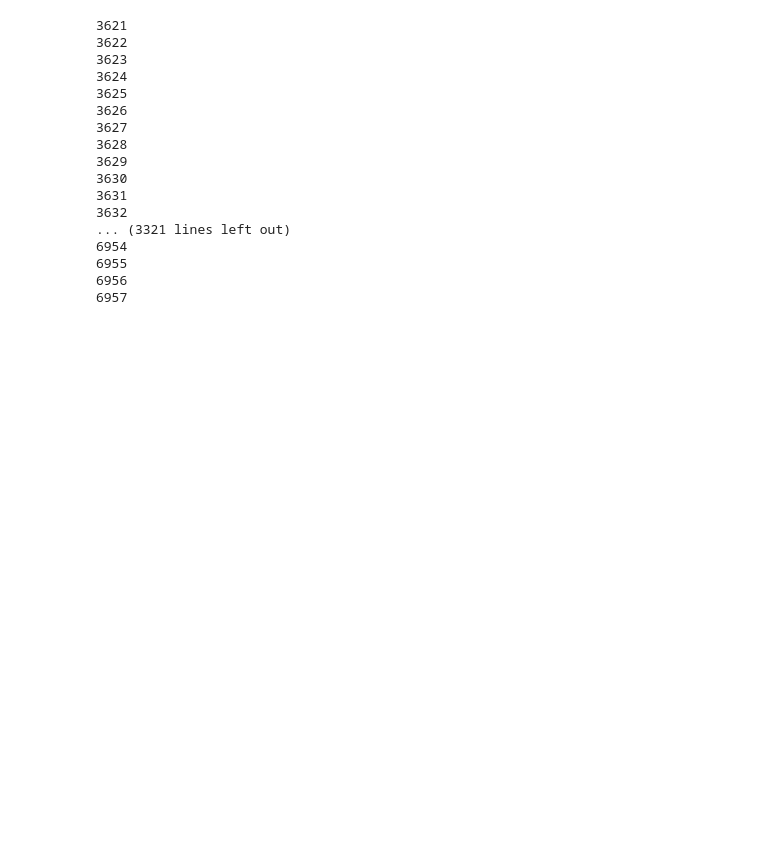
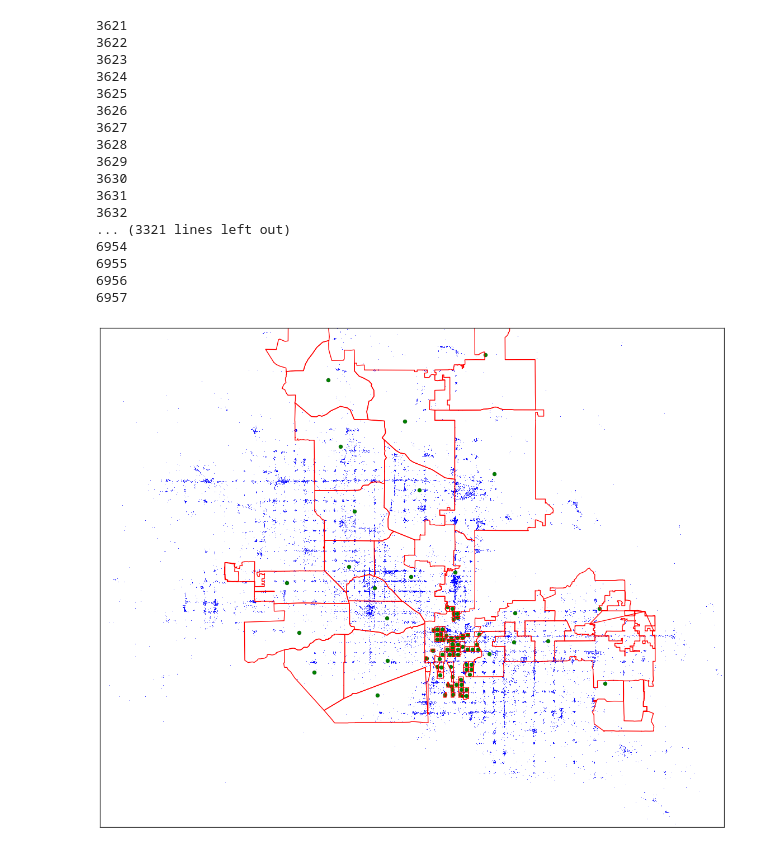
Before and after one commit to zihaoxu/jac_project, a Jupyter notebook: hood_shapes.ipynb, the cells around one changed output. Drawn from its saved outputs; the diff is of its cells as text; code cells hidden in the pictures; blank space fills up the shorter version.

```diff
--- a/hood_shapes.ipynb
+++ b/hood_shapes.ipynb
@@ -60,3 +47,10 @@ sf.records()[:10]
+# %%
+nc = pd.read_csv('shape_centers.txt', header = None).rename(columns = {0: 'ID'})
+re = pd.DataFrame(sf.records()).rename(columns = {4: 'ID'}) #records
+
+loc_records = pd.merge(nc, re, on = 'ID')
+loc_records.rename(columns = {'1_x': 'lon', '2_x': 'lat', 0: 'state','1_y': 'county', '2_y': 'city', 3:'neighborhood'}, inplace = True)
+loc_records[['ID', 'state', 'county', 'city', 'neighborhood', 'lon', 'lat']].to_csv('neighborhood_locations.csv')
 # %% [markdown]
 Here, we are drwaing the Zillow Neighborhoods around the phoenix area, just to see what they look like!
 # %%
@@ -185,3 +179,22 @@ for i in range(3621,len(sf.records())):
 6955
 6956
 6957
+# %%
+pylab.rcParams['figure.figsize'] = (20,16)
+
+m = Basemap(width=100000,height=80000,projection='lcc',
+            resolution='h',lat_1=34.0,lat_2=34.5,lat_0=33.5, lon_0=-112.0)
+m.drawcoastlines()
+
+for shape in sf.shapes():
+    x,y = m(np.array(shape.points).T[0], np.array(shape.points).T[1])
+    bx, by = m(np.array(b['longitude']), np.array(b['latitude']))
+    cx, cy = m(np.array(nc[1]), np.array(nc[2]))
+    m.plot(x,y, color = 'red')
+
+m.scatter(bx,by, s = 1, lw = 0)
+m.scatter(cx, cy, s = 50, c = 'green')
+
+plt.savefig('phx_centers.png', dpi = 300, fmt = 'png')
+# %% [output]
+[figure, added]
```
Also changed, not shown: parts of 6 cells of this notebook, 4 other files.
